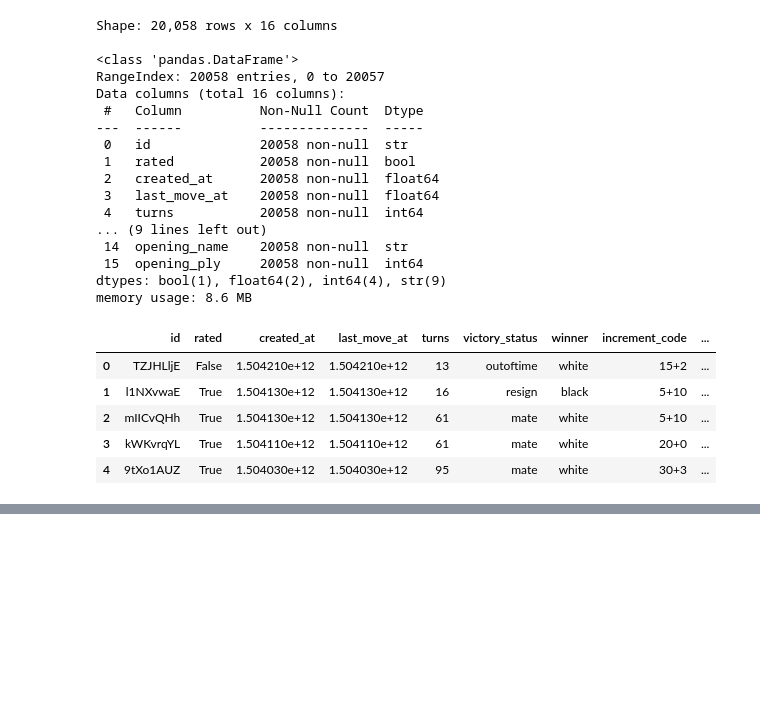
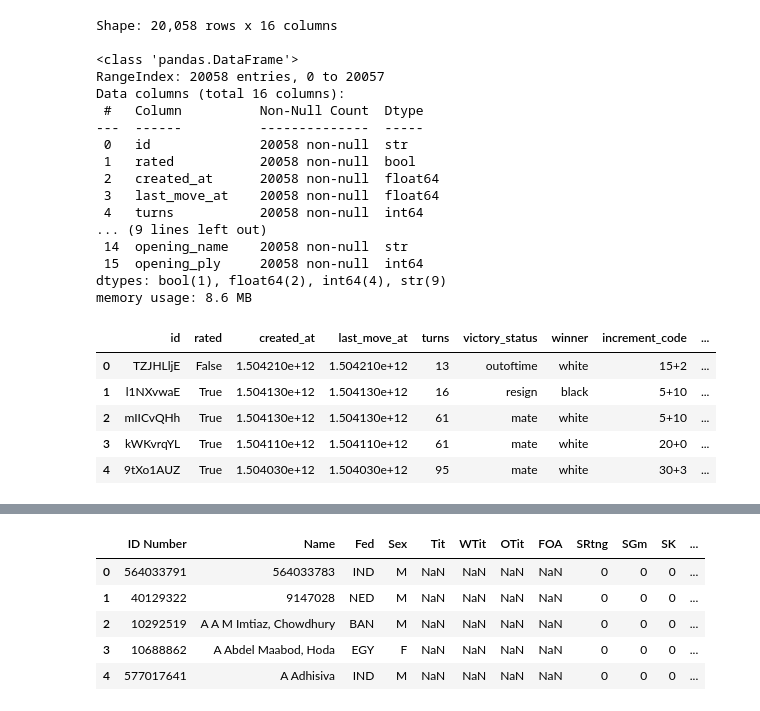
Before and after one commit to AhmedInv40/Chess-Rating-Systems, a Jupyter notebook: Chess Rating Systems.ipynb, the cells around one changed output, grey strips where cells are left out. Drawn from its saved outputs; the diff is of its cells as text; code cells hidden in the pictures; blank space fills up the shorter version.

Commit message:
Analyzing the data, and first impressions

```diff
--- a/Chess Rating Systems.ipynb
+++ b/Chess Rating Systems.ipynb
@@ -111,0 +196,10 @@ lichess.head()
+# %%
+# First 5 rows:
+fide.head()
+# %% [output]
+|  | ID Number | Name | Fed | Sex | Tit | WTit | OTit | FOA | SRtng | SGm | SK | ... |
+| 0 | 564033791 | 564033783 | IND | M | NaN | NaN | NaN | NaN | 0 | 0 | 0 | ... |
+| 1 | 40129322 | 9147028 | NED | M | NaN | NaN | NaN | NaN | 0 | 0 | 0 | ... |
+| 2 | 10292519 | A A M Imtiaz, Chowdhury | BAN | M | NaN | NaN | NaN | NaN | 0 | 0 | 0 | ... |
+| 3 | 10688862 | A Abdel Maabod, Hoda | EGY | F | NaN | NaN | NaN | NaN | 0 | 0 | 0 | ... |
+| 4 | 577017641 | A Adhisiva | IND | M | NaN | NaN | NaN | NaN | 0 | 0 | 0 | ... |
```
Also changed, not shown: parts of 13 cells of this notebook.
